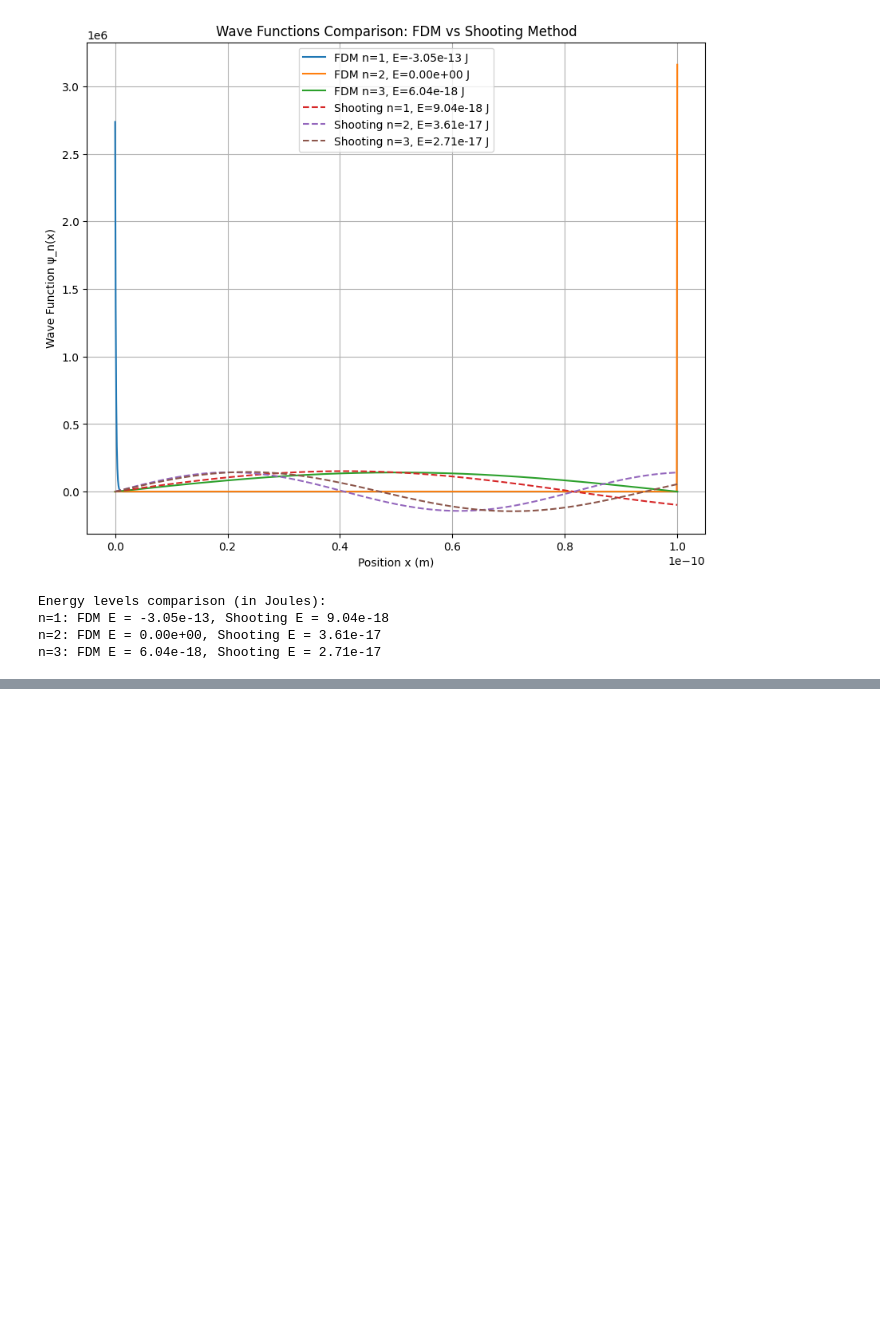
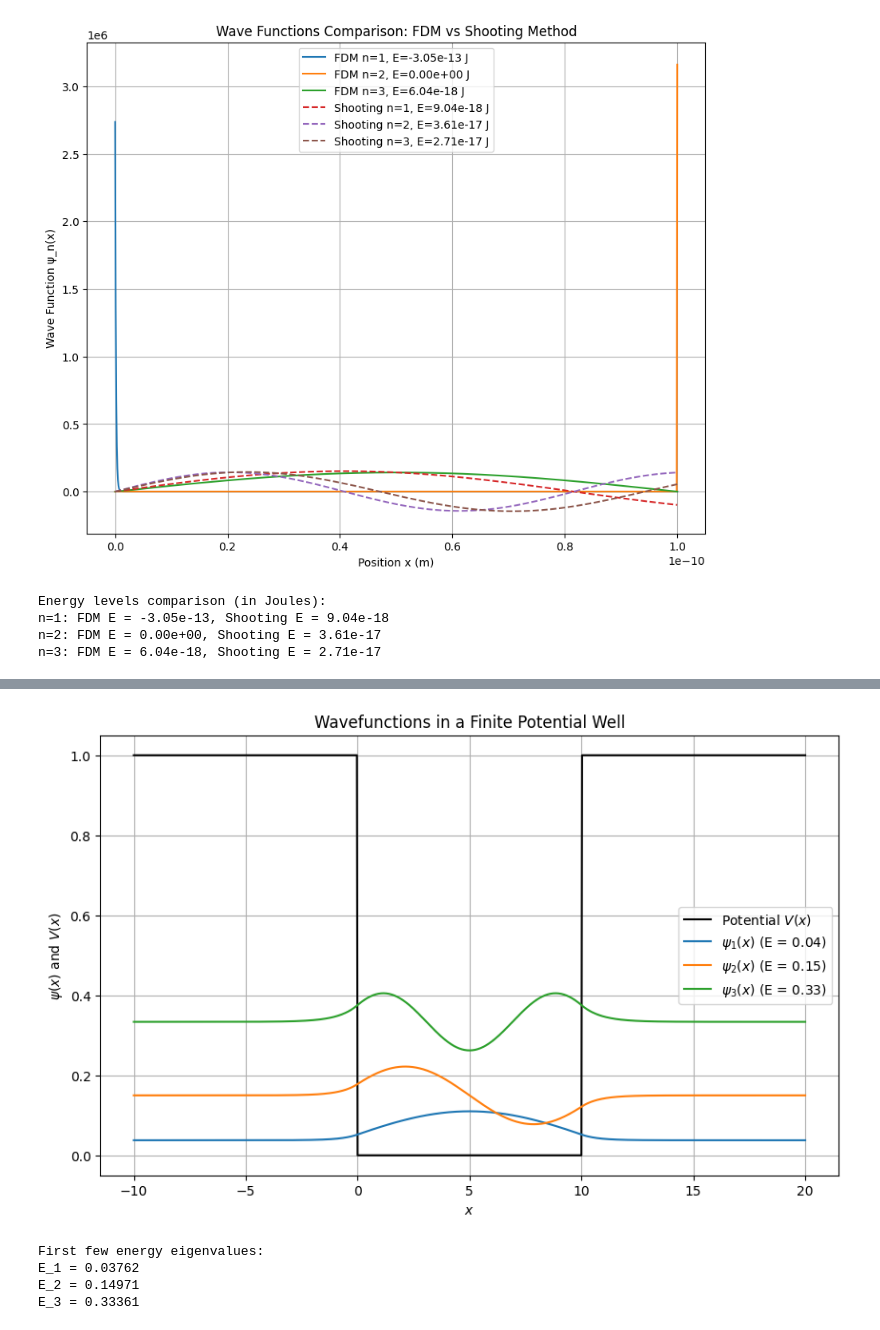
Before and after one commit to navgaur/QM1_UGCF, a Jupyter notebook: Schrodinger_Eqn_1.ipynb, the cells around one changed output, grey strips where cells are left out. Drawn from its saved outputs; the diff is of its cells as text; code cells hidden in the pictures; blank space fills up the shorter version.

```diff
--- a/Schrodinger_Eqn_1.ipynb
+++ b/Schrodinger_Eqn_1.ipynb
@@ -381,0 +390,63 @@ n=3: FDM E = 6.04e-18, Shooting E = 2.71e-17
+# %%
+import numpy as np
+import matplotlib.pyplot as plt
+from scipy.linalg import eigh
+
+# Constants
+hbar = 1.0  # Planck's constant (in atomic units)
+m = 1.0     # Particle mass (in atomic units)
+
+# Define the potential well parameters
+L = 10.0    # Width of the well
+V0 = 1.0   # Height of the potential outside the well
+N = 1000    # Number of grid points
+x = np.linspace(-L, 2*L, N)  # Spatial grid from -L to 2L
+dx = x[1] - x[0]  # Spatial step size
+
+# Define the potential V(x)
+V = np.zeros(N)
+V[x < 0] = V0  # Potential outside the left side of the well
+V[x > L] = V0  # Potential outside the right side of the well
+
+# Hamiltonian matrix
+H = np.zeros((N, N))
+
+# Fill the Hamiltonian matrix using finite difference method
+for i in range(1, N-1):
+    H[i, i-1] = H[i, i+1] = -hbar**2 / (2 * m * dx**2)  # Off-diagonal terms
+    H[i, i] = hbar**2 / (m * dx**2) + V[i]              # Diagonal terms
+
+# Boundary conditions (psi(x) = 0 at the boundaries)
+H[0, 0] = H[N-1, N-1] = 1e10  # Large value to enforce psi(0) = psi(N) = 0
+
+# Solve the eigenvalue problem for H
+energies, wavefunctions = eigh(H)
+
+# Convert energy eigenvalues to physical units (if needed)
+# Here we assume hbar = m = 1 (atomic units)
+
+# Plot the potential and first few wavefunctions
+plt.figure(figsize=(10, 6))
+plt.plot(x, V, label="Potential $V(x)$", color='black')
+
+# Plot the first 3 wavefunctions (scaled for visualization)
+for n in range(3):
+    plt.plot(x, wavefunctions[:, n] + energies[n], label=f"$\psi_{n+1}(x)$ (E = {energies[n]:.2f})")
+
+plt.xlabel("$x$")
+plt.ylabel("$\psi(x)$ and $V(x)$")
+plt.legend()
+plt.title("Wavefunctions in a Finite Potential Well")
+plt.grid(True)
+plt.show()
+
+# Print the first few energy eigenvalues
+print("First few energy eigenvalues:")
+for n in range(3):
+    print(f"E_{n+1} = {energies[n]:.5f}")
+# %% [output]
+[figure, added]
+First few energy eigenvalues:
+E_1 = 0.03762
+E_2 = 0.14971
+E_3 = 0.33361
```
Also changed, not shown: parts of 1 cell of this notebook.
